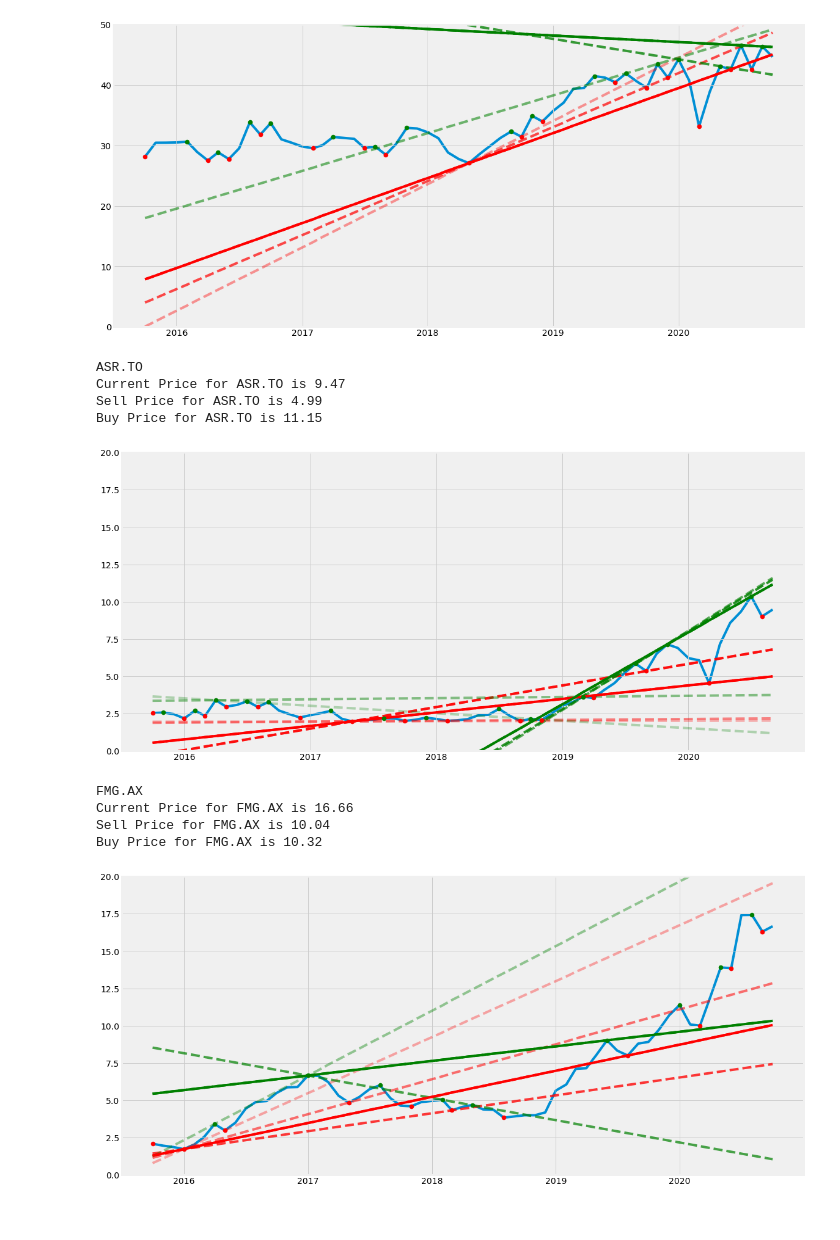
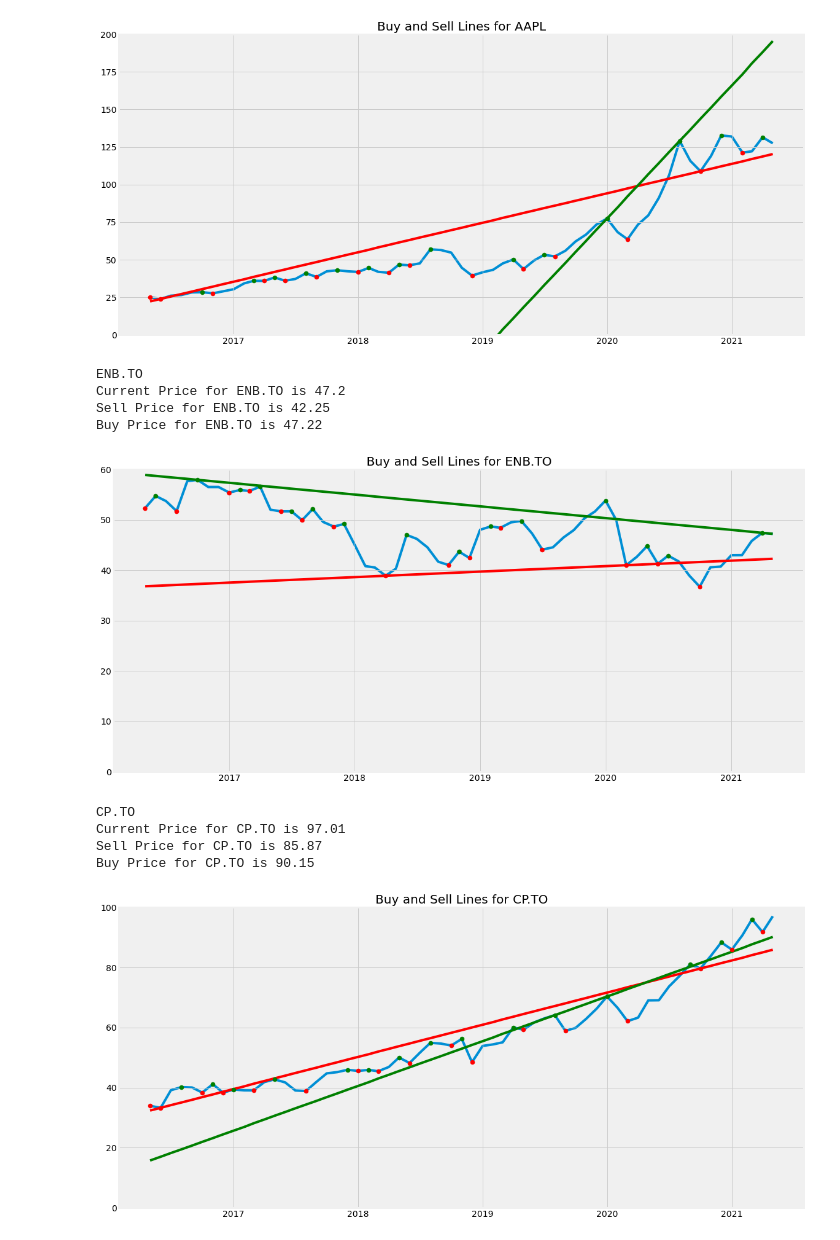
Before and after one commit to Andre-Bravo/Stock-LT-Technical-Analysis, a Jupyter notebook: examples.ipynb, the cells around one changed output. Saved outputs shown, nothing was run; the diff lists cells and outputs as text; code cells hidden in the pictures.

Commit message:
New line drawing feature in verbose mode

```diff
--- a/examples.ipynb
+++ b/examples.ipynb
@@ -2,21 +2,12 @@
 from charting_script import drawLine2P, PlotTimeSeries, Chart3PTL
 # %%
 Chart3PTL("""
-ATD-B.TO
-ASR.TO
-FMG.AX
+AAPL
+ENB.TO
+CP.TO
 RMS.AX
-SFC.AX
-PRU.AX
-AQG.AX
-STO.AX
-BFG.AX
 KOV.AX
 RRL.AX
 HAW.AX
-MRC.AX
-KRM.AX
-GEAR.AX
-AGD.AX
-MML.AX""")
+MRC.AX""", verbose_mode=False)
 # %% [output]
@@ -27,12 +18,12 @@ Buy Price for ATD-B.TO is 46.28
-[figure, old version]
+[figure, new version]
-ASR.TO
-Current Price for ASR.TO is 9.47
-Sell Price for ASR.TO is 4.99
-Buy Price for ASR.TO is 11.15
+ENB.TO
+Current Price for ENB.TO is 47.2
+Sell Price for ENB.TO is 42.25
+Buy Price for ENB.TO is 47.22
-[figure, old version]
+[figure, new version]
-FMG.AX
-Current Price for FMG.AX is 16.66
-Sell Price for FMG.AX is 10.04
-Buy Price for FMG.AX is 10.32
+CP.TO
+Current Price for CP.TO is 97.01
+Sell Price for CP.TO is 85.87
+Buy Price for CP.TO is 90.15
-[figure, old version]
+[figure, new version]
 RMS.AX
```
Also changed, not shown: parts of 2 cells of this notebook, 2 other files.
